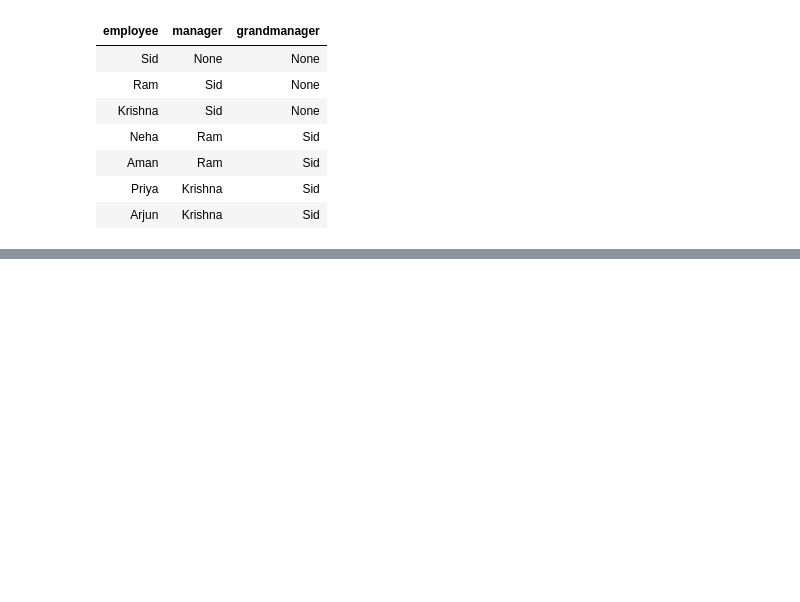
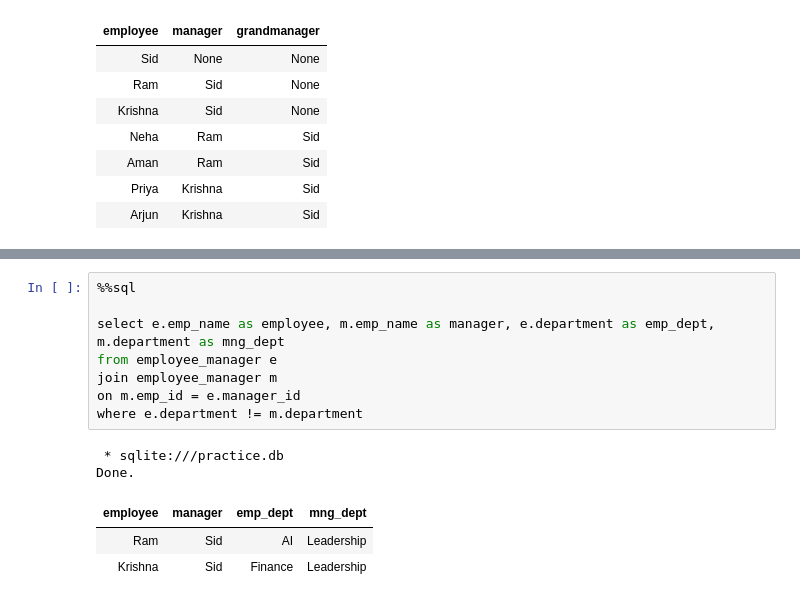
Before and after one commit to sidgun8/Personal-Hardwork, a Jupyter notebook: sqlpractise.ipynb, the cells around one changed output, grey strips where cells are left out. Drawn from its saved outputs; the diff is of its cells as text; blank space fills up the shorter version.

```diff
--- a/sqlpractise.ipynb
+++ b/sqlpractise.ipynb
@@ -1019,0 +1032,14 @@ from
+# %%
+%%sql
+
+select e.emp_name as employee, m.emp_name as manager, e.department as emp_dept, m.department as mng_dept
+from employee_manager e
+join employee_manager m
+on m.emp_id = e.manager_id
+where e.department != m.department
+# %% [output]
+ * sqlite:///practice.db
+Done.
+| employee | manager | emp_dept | mng_dept |
+| Ram | Sid | AI | Leadership |
+| Krishna | Sid | Finance | Leadership |
```
Also changed, not shown: parts of 10 cells of this notebook.
